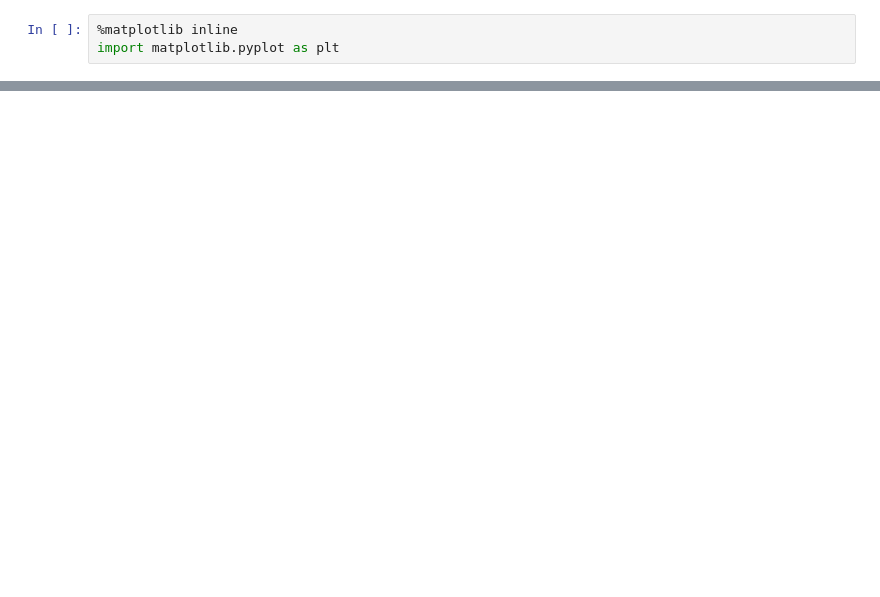
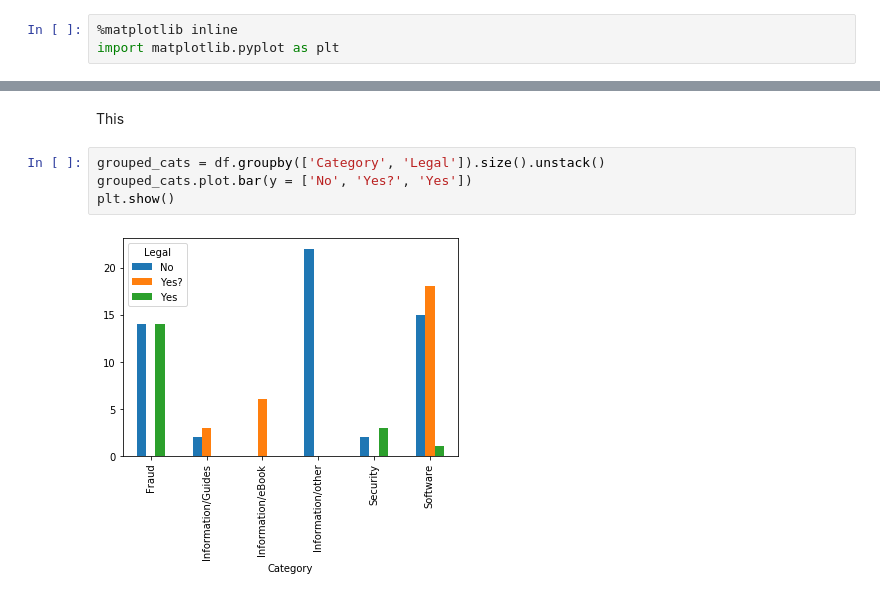
Before and after one commit to NijeboerFrank/jupyter-assignment-1, a Jupyter notebook: MyNotebook.ipynb, the cells around one changed output, grey strips where cells are left out. Drawn from its saved outputs; the diff is of its cells as text; blank space fills up the shorter version.

```diff
--- a/MyNotebook.ipynb
+++ b/MyNotebook.ipynb
@@ -26,0 +50,8 @@ Text(0.5, 0, 'Frequency')
+# %% [markdown]
+This
+# %%
+grouped_cats = df.groupby(['Category', 'Legal']).size().unstack()
+grouped_cats.plot.bar(y = ['No', 'Yes?', 'Yes'])
+plt.show()
+# %% [output]
+[figure, added]
```
Also changed, not shown: parts of 10 cells of this notebook, 3 other files.
